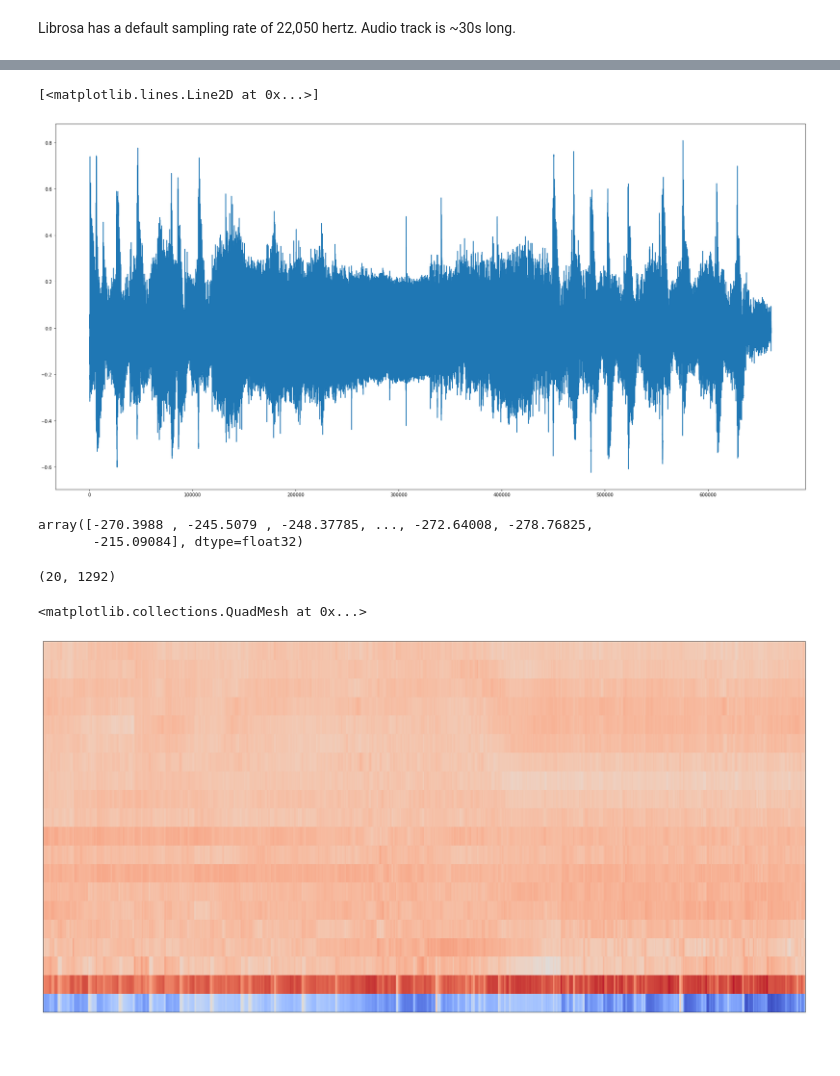
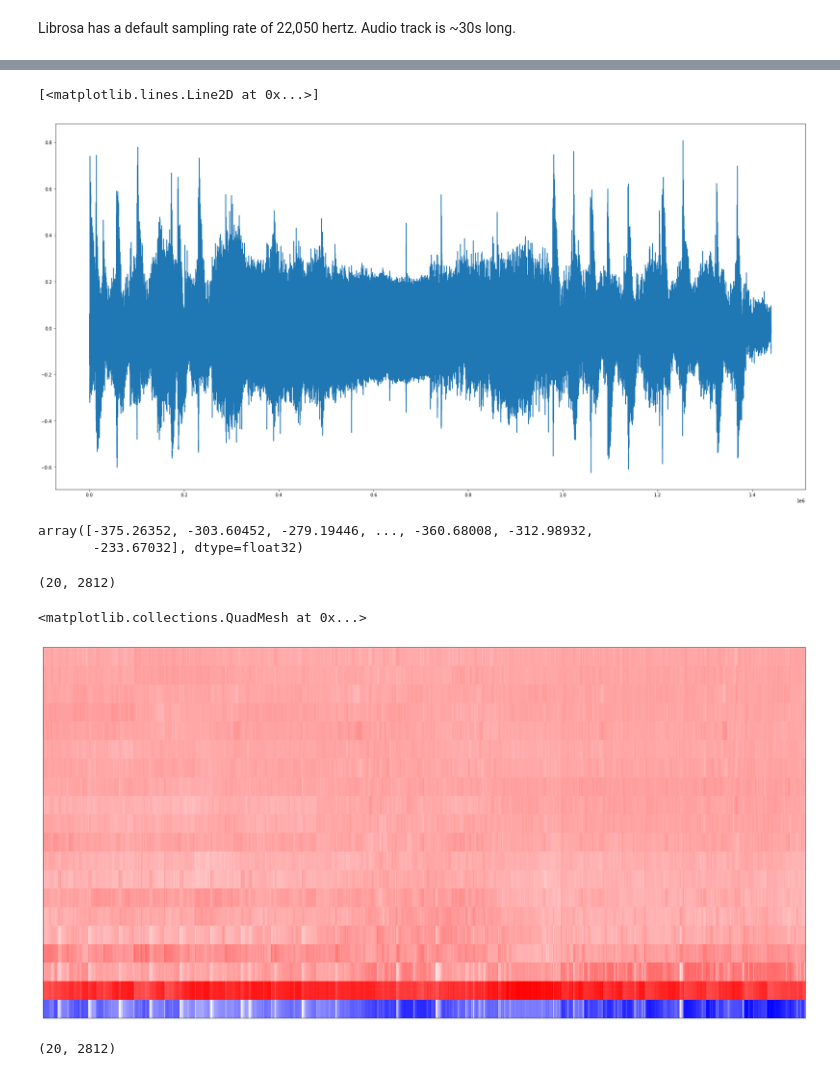
Before and after one commit to Lucas-Courant/predicting_audio_genre, a Jupyter notebook: Code/preliminary_eda.ipynb, the cells around one changed output, grey strips where cells are left out. Cells and saved outputs as stored; diff of their text form; code cells hidden in the pictures; blank space fills up the shorter version.

```diff
--- a/Code/preliminary_eda.ipynb
+++ b/Code/preliminary_eda.ipynb
@@ -69,3 +279,3 @@ ValueError: Length of names must match number of levels in MultiIndex.
 # %%
-y, sr = librosa.load('../data/fma_small/065/065488.mp3')
+y, sr = librosa.load('../data/fma_small/065/065488.mp3', sr=48000)
 # %%
@@ -89,21 +302,21 @@ fig = plt.figure(figsize= (30, 15))
 plt.plot(y)
 # %% [output]
 [<matplotlib.lines.Line2D at 0x...>]
-[figure, old version]
+[figure, new version]
 # %%
-mfccs = librosa.feature.mfcc(y)
+mfcc = librosa.feature.mfcc(y, hop_length=512)
 # %%
-mfccs[0]
+mfcc[0]
 # %% [output]
-array([-270.3988 , -245.5079 , -248.37785, ..., -272.64008, -278.76825,
-       -215.09084], dtype=float32)
+array([-375.26352, -303.60452, -279.19446, ..., -360.68008, -312.98932,
+       -233.67032], dtype=float32)
 # %%
-mfccs.shape
+mfcc.shape
 # %% [output]
-(20, 1292)
+(20, 2812)
 # %%
 fig = plt.figure(figsize = (30, 15))
-librosa.display.specshow(mfccs, cmap='coolwarm')
+librosa.display.specshow(mfcc, cmap='bwr')
 # %% [output]
 <matplotlib.collections.QuadMesh at 0x...>
-[figure, old version]
+[figure, new version]
@@ -109,0 +325,5 @@ librosa.display.specshow(mfccs, cmap='coolwarm')
+# %%
+# look more into this
+mfcc_delta.shape
+# %% [output]
+(20, 2812)
```
Also changed, not shown: parts of 68 cells of this notebook, 5 other files.
